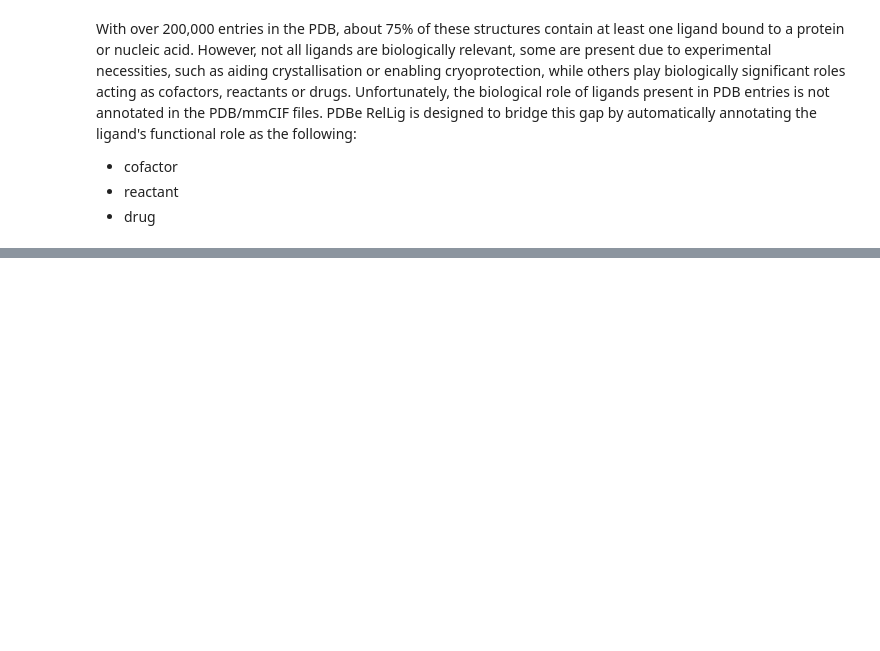
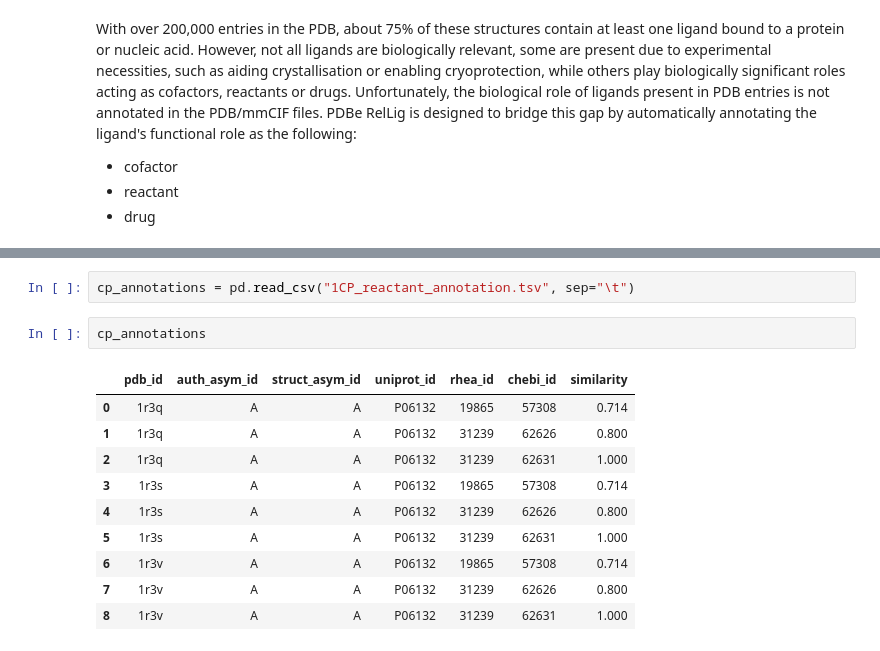
Before and after one commit to PDBeurope/pdbe-notebooks, a Jupyter notebook: pdbe_ligands_tutorials/PDBe_ligand_tools.ipynb, the cells around one changed output, grey strips where cells are left out. Saved outputs shown, nothing was run; the diff lists cells and outputs as text; blank space fills up the shorter version.

```diff
--- a/pdbe_ligands_tutorials/PDBe_ligand_tools.ipynb
+++ b/pdbe_ligands_tutorials/PDBe_ligand_tools.ipynb
@@ -968,0 +1145,15 @@ PDBe RelLig is designed to bridge this gap by automatically annotating the ligan
+# %%
+cp_annotations = pd.read_csv("1CP_reactant_annotation.tsv", sep="\t")
+# %%
+cp_annotations
+# %% [output]
+|  | pdb_id | auth_asym_id | struct_asym_id | uniprot_id | rhea_id | chebi_id | similarity |
+| 0 | 1r3q | A | A | P06132 | 19865 | 57308 | 0.714 |
+| 1 | 1r3q | A | A | P06132 | 31239 | 62626 | 0.800 |
+| 2 | 1r3q | A | A | P06132 | 31239 | 62631 | 1.000 |
+| 3 | 1r3s | A | A | P06132 | 19865 | 57308 | 0.714 |
+| 4 | 1r3s | A | A | P06132 | 31239 | 62626 | 0.800 |
+| 5 | 1r3s | A | A | P06132 | 31239 | 62631 | 1.000 |
+| 6 | 1r3v | A | A | P06132 | 19865 | 57308 | 0.714 |
+| 7 | 1r3v | A | A | P06132 | 31239 | 62626 | 0.800 |
+| 8 | 1r3v | A | A | P06132 | 31239 | 62631 | 1.000 |
```
Also changed, not shown: parts of 63 cells of this notebook.
